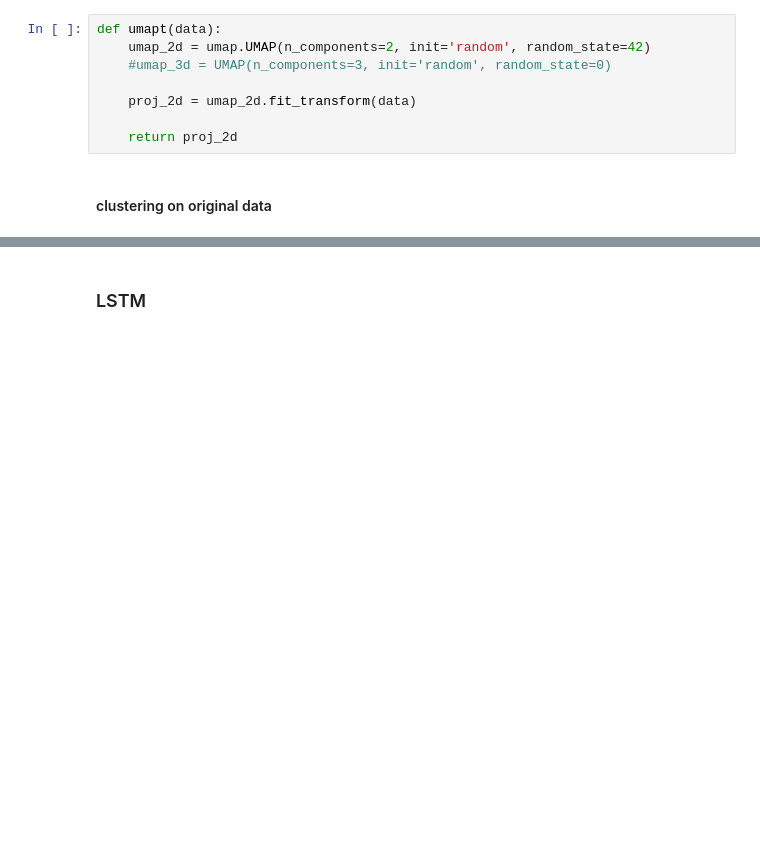
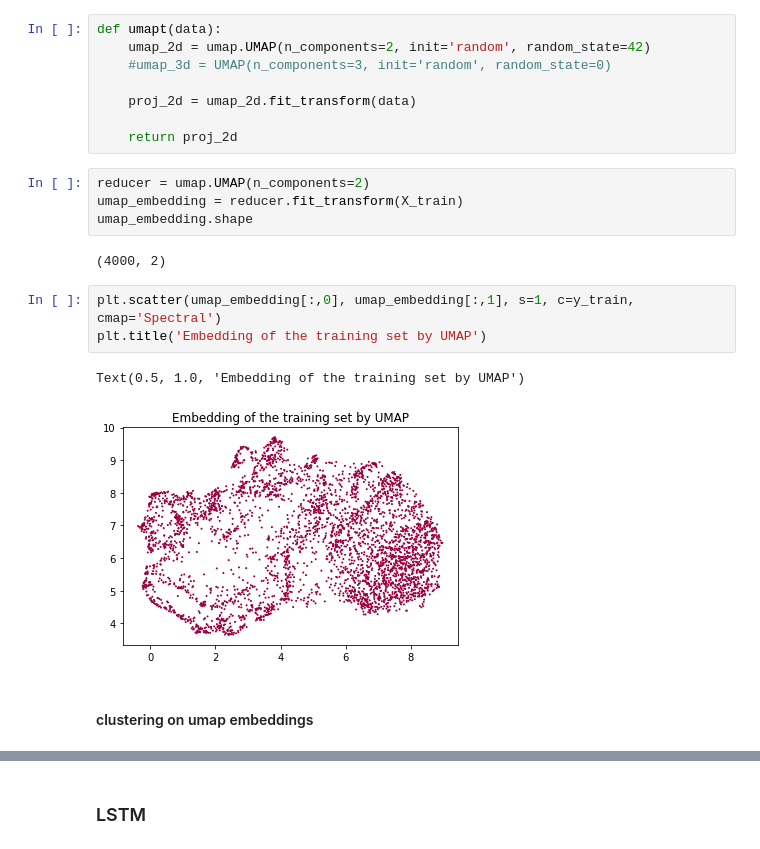
Before and after one commit to vtsch/mt-vt, a Jupyter notebook: 07_embeddings_kmeans_irregular.ipynb, the cells around one changed output, grey strips where cells are left out. Saved outputs shown, nothing was run; the diff lists cells and outputs as text; blank space fills up the shorter version.

```diff
--- a/07_embeddings_kmeans_irregular.ipynb
+++ b/07_embeddings_kmeans_irregular.ipynb
@@ -158,6 +229,18 @@ def umapt(data):
     proj_2d = umap_2d.fit_transform(data)
 
     return proj_2d
+# %%
+reducer = umap.UMAP(n_components=2)
+umap_embedding = reducer.fit_transform(X_train)
+umap_embedding.shape
+# %% [output]
+(4000, 2)
+# %%
+plt.scatter(umap_embedding[:,0], umap_embedding[:,1], s=1, c=y_train, cmap='Spectral')
+plt.title('Embedding of the training set by UMAP')
+# %% [output]
+Text(0.5, 1.0, 'Embedding of the training set by UMAP')
+[figure, added]
 # %% [markdown]
-#### clustering on original data
+#### clustering on umap embeddings
 # %%
```
Also changed, not shown: parts of 69 cells of this notebook.
